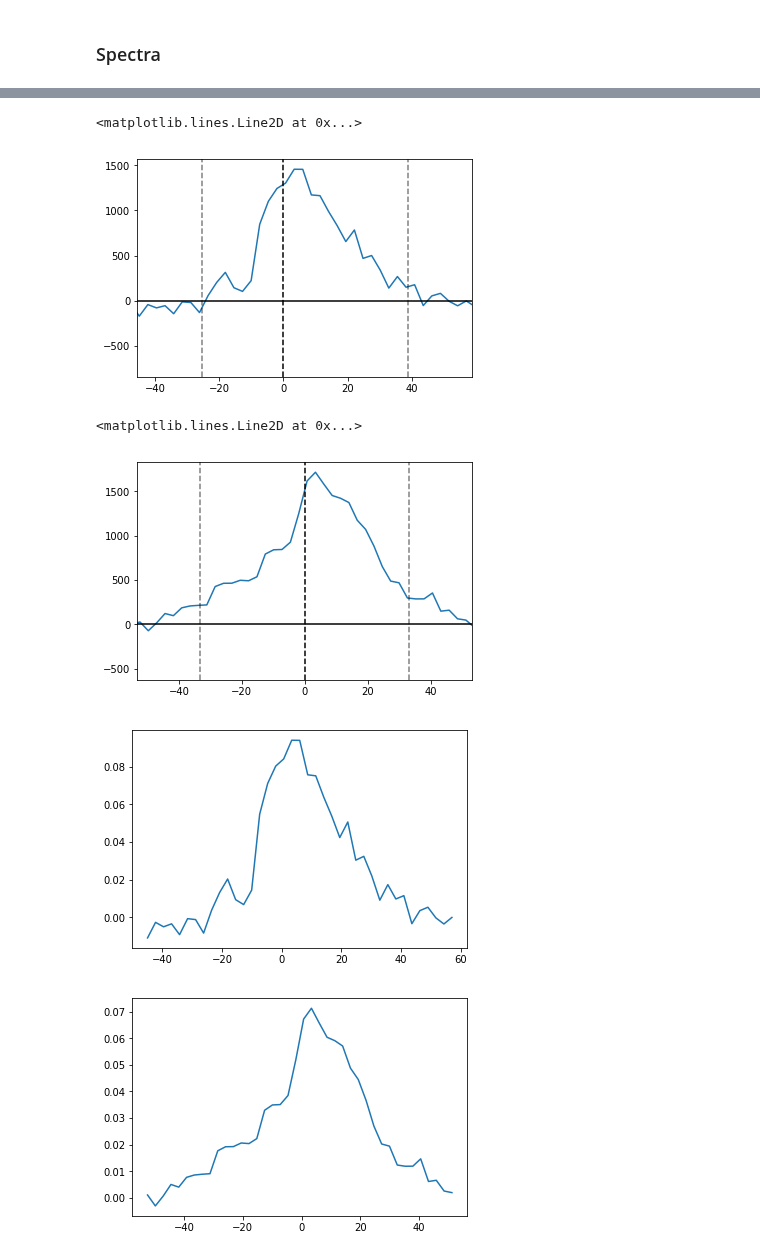
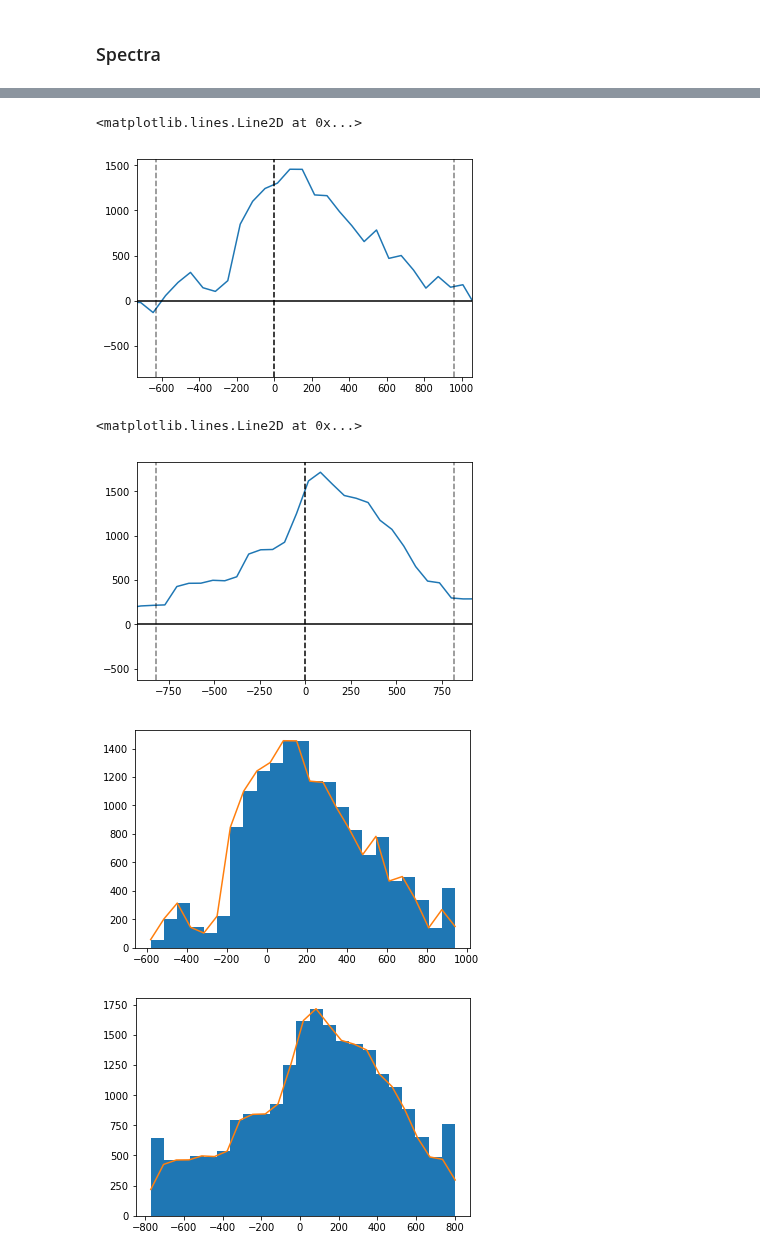
Before and after one commit to astroandes/CLARA_RotationOutflows, a Jupyter notebook: muse/muse_data.ipynb, the cells around one changed output, grey strips where cells are left out. Saved outputs shown, nothing was run; the diff lists cells and outputs as text; code cells hidden in the pictures.

Commit message:
plots

```diff
--- a/muse/muse_data.ipynb
+++ b/muse/muse_data.ipynb
@@ -124,22 +131,2 @@ print(lya_max)
 # %% [markdown]
 ### Spectra
-# %%
-lya_xs, lya_ys = [], []
-
-for i in range(len(lya_ids)):
-    fn = 'spectrum_' + str(lya_ids[i]) + '.fits'
-    hdul = fits.open(fn)
-    data = hdul[1].data
-    hdul.close()
-
-    x = data['WAVE_VAC']*10 # angstroms to nm
-    y = data['FLUX']
-    z = lya_zs[i]
-
-    x = (x-lya_peak[i])/(1+z)
-    lya_min[i] = (lya_min[i]-lya_peak[i])/(1+z)
-    lya_max[i] = (lya_max[i]-lya_peak[i])/(1+z)
-    lya_peak[i] = 0
-
-    lya_xs.append(x)
-    lya_ys.append(y)
@@ -146,42 +212,60 @@ for i in range(len(lya_ids)):
 # %%
 plt.plot(lya_xs[0], lya_ys[0])
-plt.xlim(lya_min[0]-20, lya_max[0]+20)
+plt.xlim(lya_min[0]-100, lya_max[0]+100)
 plt.axvline(lya_peak[0], 0, 1, linestyle='--',  color='k')
 plt.axvline(lya_min[0], 0, 1, linestyle='--',  color='k', alpha=0.5)
 plt.axvline(lya_max[0], 0, 1, linestyle='--',  color='k', alpha=0.5)
 plt.axhline(0, 0, 1, linestyle='-',  color='k')
 # %% [output]
 <matplotlib.lines.Line2D at 0x...>
-[figure, old version]
+[figure, new version]
 # %%
 plt.plot(lya_xs[1], lya_ys[1])
-plt.xlim(lya_min[1]-20, lya_max[1]+20)
+plt.xlim(lya_min[1]-100, lya_max[1]+100)
 plt.axvline(lya_peak[1], 0, 1, linestyle='--',  color='k')
 plt.axvline(lya_min[1], 0, 1, linestyle='--',  color='k', alpha=0.5)
 plt.axvline(lya_max[1], 0, 1, linestyle='--',  color='k', alpha=0.5)
 plt.axhline(0, 0, 1, linestyle='-',  color='k')
 # %% [output]
 <matplotlib.lines.Line2D at 0x...>
-[figure, old version]
+[figure, new version]
 # %%
+lya_stds, lya_skws = [], []
+
 for i in range(len(lya_ids)):
     x = lya_xs[i]
     y = lya_ys[i]
 
-    inds_sub = np.where((x>=lya_min[i]-20) & (x<=lya_max[i]+20))
+    inds_sub = np.where((x>=lya_min[i]) & (x<=lya_max[i]))
 
     x_sub = x[inds_sub]
     y_sub = y[inds_sub]
 
-    y_sub = y_sub/np.sum(y_sub)
+    n, b = np.histogram(x_sub, weights=y_sub, bins=23)
 
-    sub = np.array([x_sub, y_sub]).T
+    vs = np.array([])
+    for j in range(len(n)):
+        n_j = int(n[j])
+        b_prev = b[j]
+        b_next = b[j+1]
 
+        vs_j = np.linspace(b_prev, b_next, n_j)
+        vs = np.concatenate((vs, vs_j))
+
+    plt.hist(vs, bins=23)
     plt.plot(x_sub, y_sub)
     plt.show()
 
-    fn = 'muse_lya_' + str(lya_ids[i]) + '.txt'
-    np.savetxt(fn, sub)
+    std_i = np.std(vs)
+    skw_i = skew(vs)
+
+    lya_stds.append(std_i)
+    lya_skws.append(skw_i)
+
+    #y_sub = y_sub/np.sum(y_sub)
+    #sub = np.array([x_sub, y_sub]).T
+    #fn = 'muse_lya_' + str(lya_ids[i]) + '.txt'
+    #np.savetxt(fn, sub)
 # %% [output]
-[figure, old version]
+[figure, new version]
-[figure, old version]
+[figure, new version]
```
Also changed, not shown: parts of 7 cells of this notebook, 49 other files.
